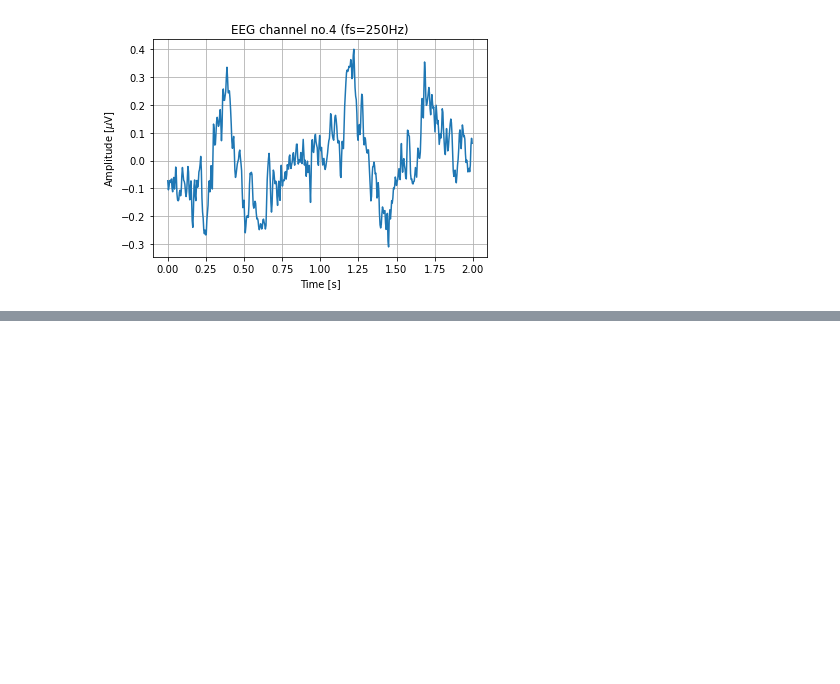
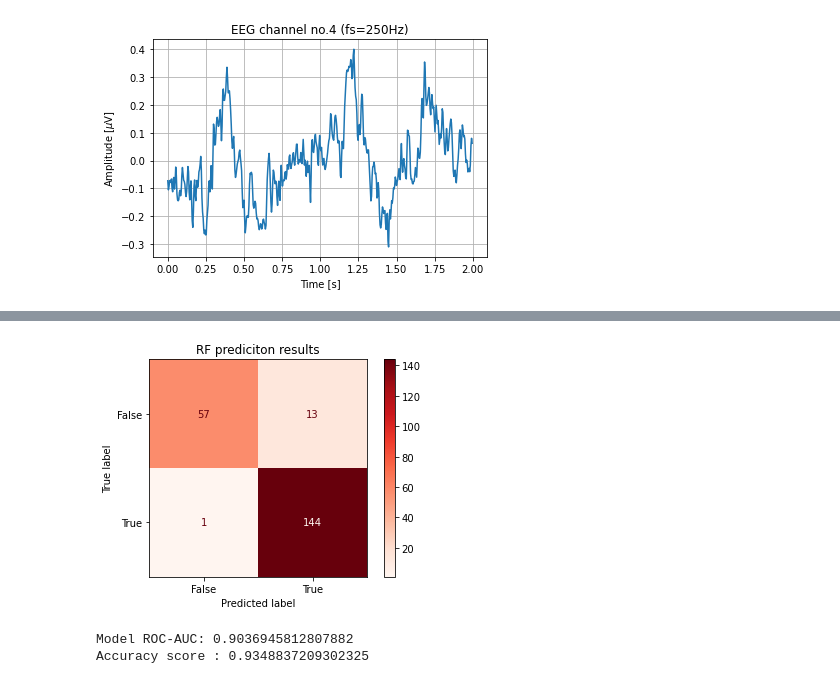
Before and after one commit to kalarimonk/ehealth, a Jupyter notebook: Learning EEG Data Quality.ipynb, the cells around one changed output, grey strips where cells are left out. Drawn from its saved outputs; the diff is of its cells as text; code cells hidden in the pictures; blank space fills up the shorter version.

```diff
--- a/Learning EEG Data Quality.ipynb
+++ b/Learning EEG Data Quality.ipynb
@@ -271,0 +243,6 @@ Accuracy score for test set: 0.9440298507462687
+# %%
+confusionMatrix(y_train_pip1_stage2, s2train_prediction)
+# %% [output]
+[figure, added]
+Model ROC-AUC: 0.9036945812807882
+Accuracy score : 0.9348837209302325
```
Also changed, not shown: parts of 33 cells of this notebook.
